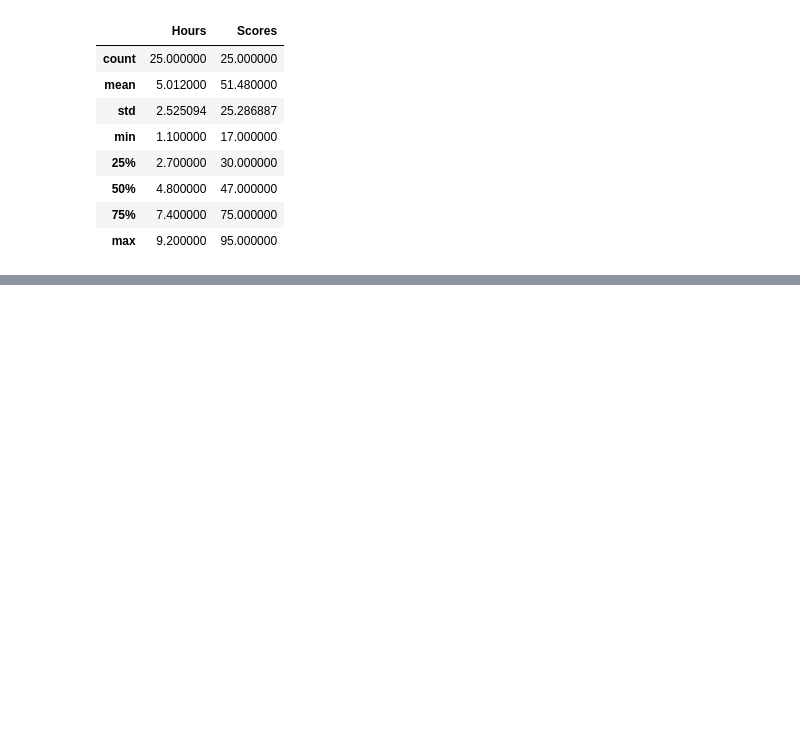
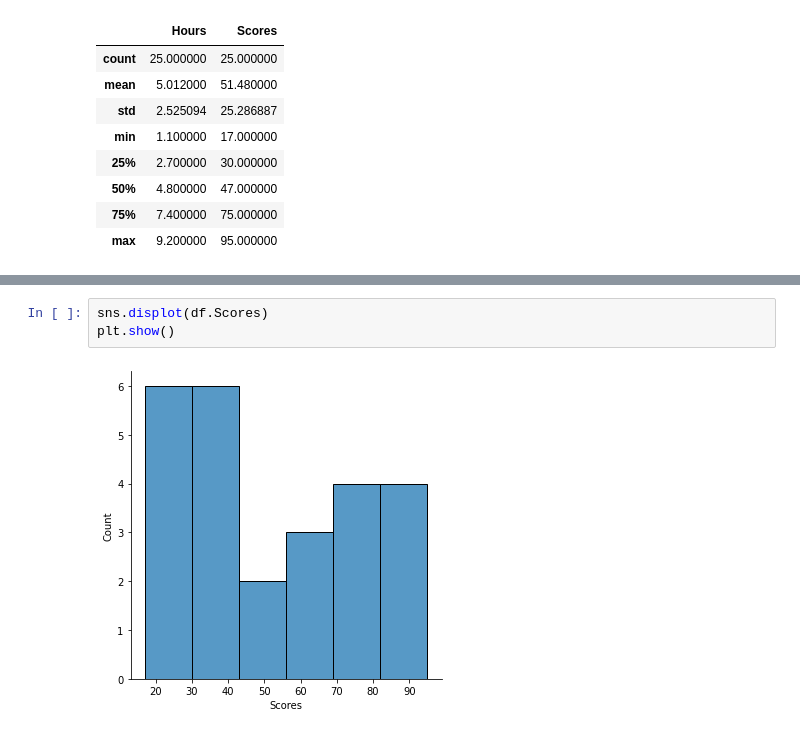
Before and after one commit to aficici/Data_Scientist_GRIP_Sparks, a Jupyter notebook: Task 1- Prediction using Supervised ML.ipynb, the cells around one changed output, grey strips where cells are left out. Saved outputs shown, nothing was run; the diff lists cells and outputs as text; blank space fills up the shorter version.

```diff
--- a/Task 1- Prediction using Supervised ML.ipynb
+++ b/Task 1- Prediction using Supervised ML.ipynb
@@ -151,0 +83,5 @@ reg.intercept_
+# %%
+sns.displot(df.Scores)
+plt.show()
+# %% [output]
+[figure, added]
```
Also changed, not shown: parts of 55 cells of this notebook.
